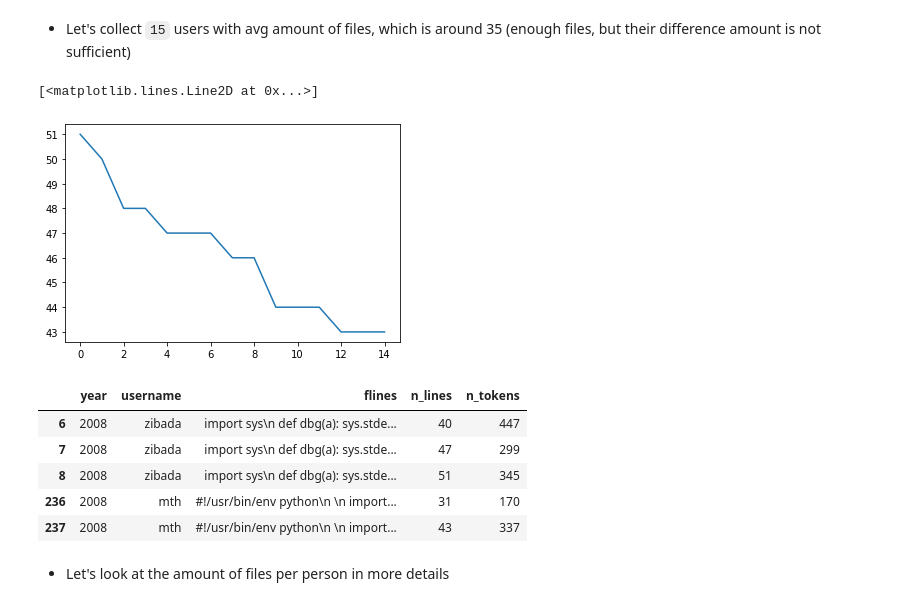
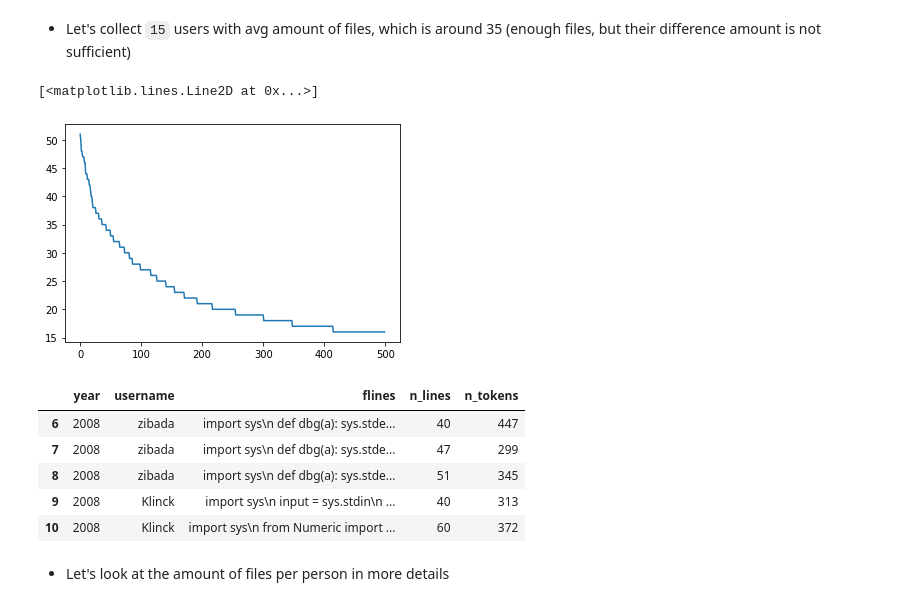
Before and after one commit to MefAldemisov/SourceCodeAuthorshipAttribution, a Jupyter notebook: Embeddings.ipynb, the cells around one changed output. Drawn from its saved outputs; the diff is of its cells as text; code cells hidden in the pictures.

```diff
--- a/Embeddings.ipynb
+++ b/Embeddings.ipynb
@@ -154,12 +134,12 @@ plt.plot(np.array(df.username.value_counts()))
 - Let's collect `15` users with avg amount of files, which is around 35
 (enough files, but their difference amount is not sufficient)
 # %%
-plt.plot(np.array(df.username.value_counts())[5:20])
+plt.plot(np.array(df.username.value_counts())[5:505])
 # %% [output]
 [<matplotlib.lines.Line2D at 0x...>]
-[figure, old version]
+[figure, new version]
 # %%
-users = df.username.value_counts()[5:20].index
+users = df.username.value_counts()[5:505].index
 df = df[df.username.isin(users)]
 df.head()
 # %% [output]
@@ -167,8 +147,8 @@ df.head()
 | 6 | 2008 | zibada | import sys\n def dbg(a): sys.stde... | 40 | 447 |
 | 7 | 2008 | zibada | import sys\n def dbg(a): sys.stde... | 47 | 299 |
 | 8 | 2008 | zibada | import sys\n def dbg(a): sys.stde... | 51 | 345 |
-| 236 | 2008 | mth | #!/usr/bin/env python\n \n import... | 31 | 170 |
-| 237 | 2008 | mth | #!/usr/bin/env python\n \n import... | 43 | 337 |
+| 9 | 2008 | Klinck | import sys\n input = sys.stdin\n ... | 40 | 313 |
+| 10 | 2008 | Klinck | import sys\n from Numeric import ... | 60 | 372 |
 # %% [markdown]
 - Let's look at the amount of files per person in more details
 # %%
```
Also changed, not shown: parts of 32 cells of this notebook.
